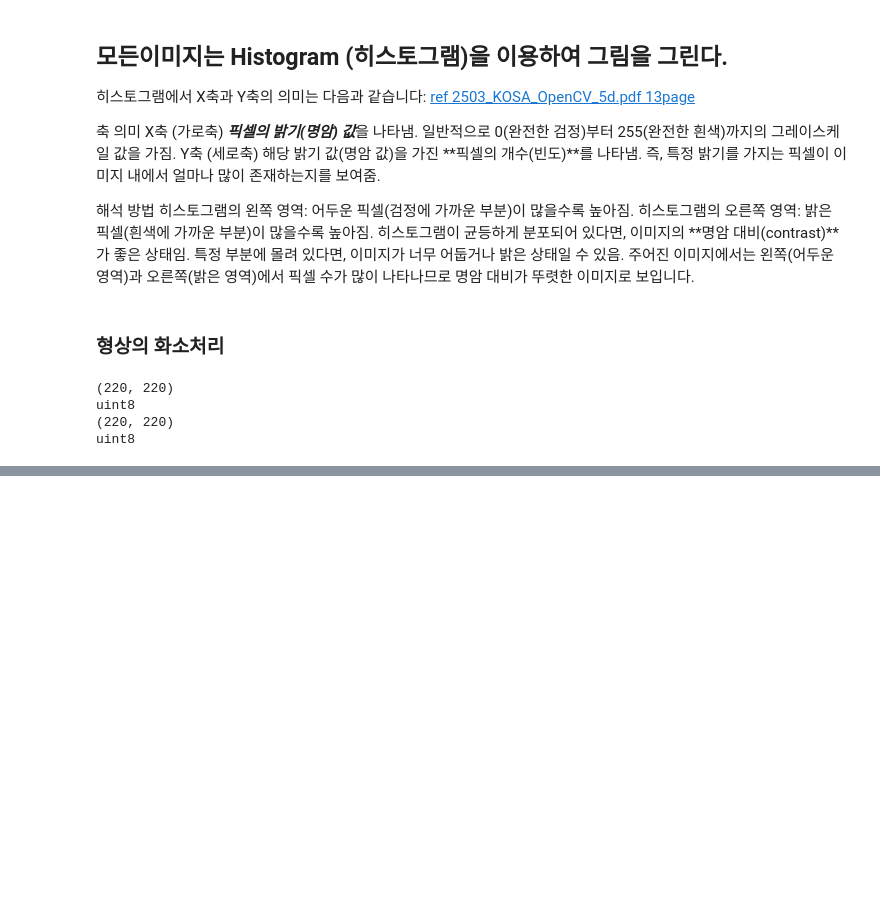
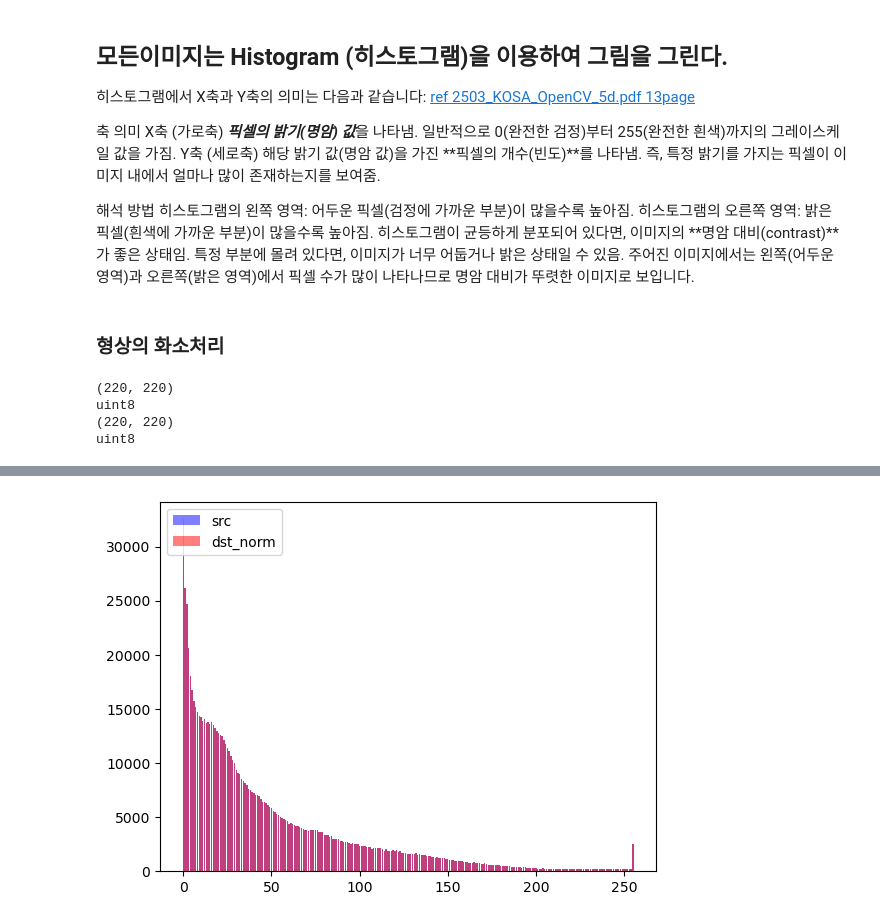
Before and after one commit to GithubJoshuaPark/AI_Master_Lec, a Jupyter notebook: 1_cv/02_cv2_class.ipynb, the cells around one changed output, grey strips where cells are left out. Saved outputs shown, nothing was run; the diff lists cells and outputs as text; code cells hidden in the pictures; blank space fills up the shorter version.

```diff
--- a/1_cv/02_cv2_class.ipynb
+++ b/1_cv/02_cv2_class.ipynb
@@ -238,0 +335,29 @@ NameError: name 'q' is not defined
+# %%
+src = cv2.imread('fig/manjang.jpg')
+if src is None:
+    print('Image load failed!')
+    sys.exit()
+
+# minMaxLoc(src[, mask]) -> minVal, maxVal, minLoc, maxLoc
+# smin, smax, _, _ = cv2.minMaxLoc(src)
+
+dst_norm = cv2.normalize(src, None, 0, 255, cv2.NORM_MINMAX, -1) # normalize the image to 0-255, -1 means the same type as the source image
+# dst = np.clip(255*(src-smin)/(smax-smin) + 0, 0, 255).astype(np.uint8)
+
+cv2.imshow('src', src)
+cv2.imshow('dst_norm', dst_norm)
+
+# src 를 plt.bar로 표현
+# dst_norm 를 plt.bar로 표현
+hist = cv2.calcHist([src], [0], None, [256], [0, 256])
+dst_norm_hist = cv2.calcHist([dst_norm], [0], None, [256], [0, 256])
+
+plt.bar(np.arange(len(hist)), hist[:,0], color = "b", label = 'src', alpha = 0.5)
+plt.bar(np.arange(len(dst_norm_hist)), dst_norm_hist[:,0], color = "r", label = 'dst_norm', alpha = 0.5)
+plt.legend(loc='upper left')
+plt.show()
+
+cv2.waitKey()
+close_window()
+# %% [output]
+[figure, added]
```
Also changed, not shown: parts of 9 cells of this notebook.
